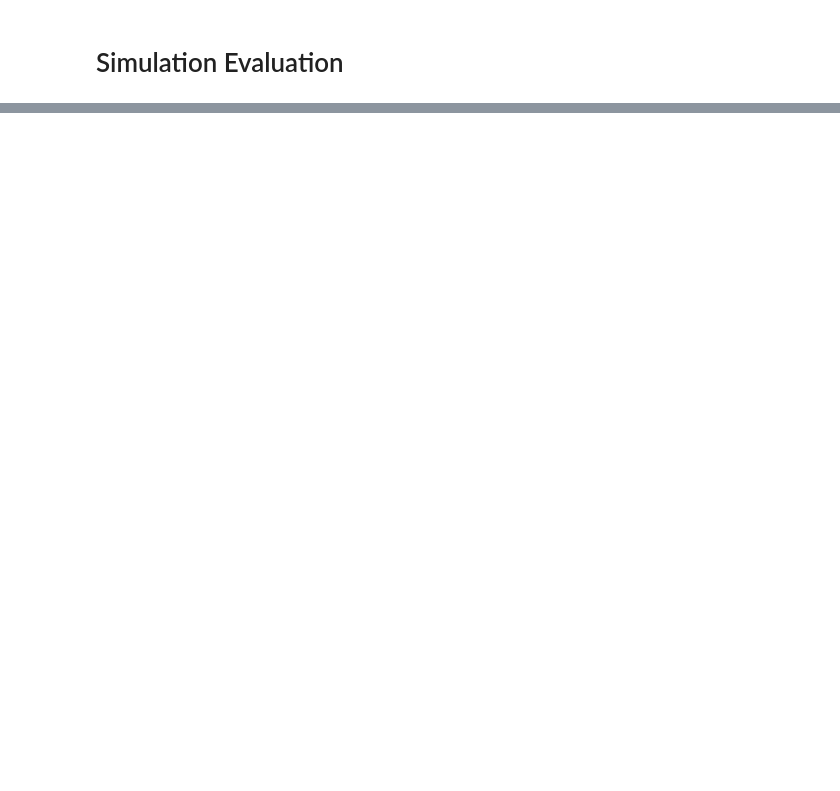
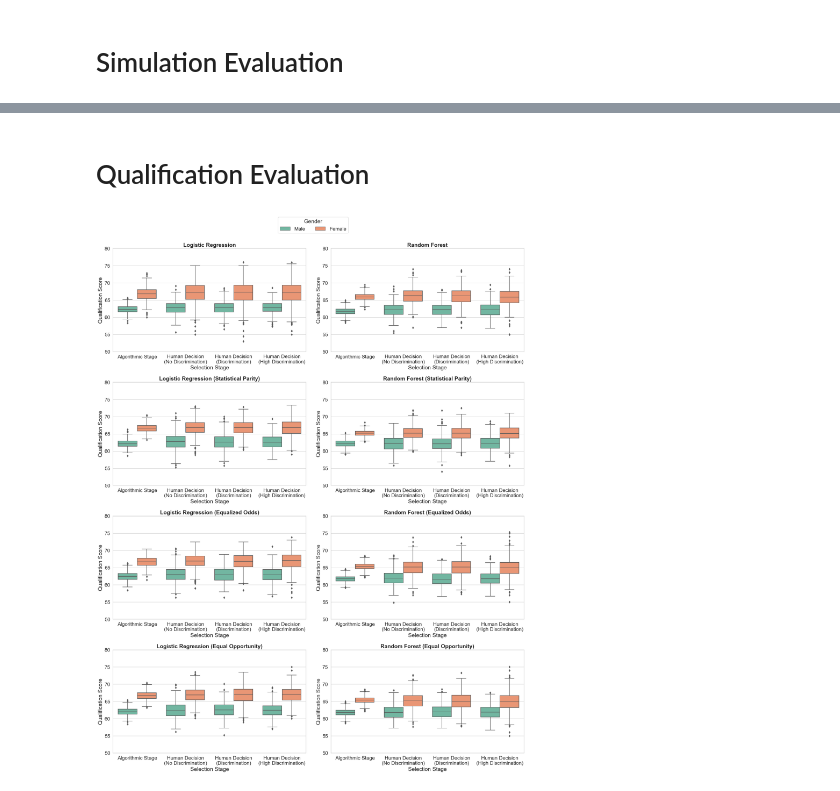
Before and after one commit to marcolax22/algorithmic-fairness, a Jupyter notebook: simulation-model.ipynb, the cells around one changed output, grey strips where cells are left out. Cells and saved outputs as stored; diff of their text form; code cells hidden in the pictures; blank space fills up the shorter version.

```diff
--- a/simulation-model.ipynb
+++ b/simulation-model.ipynb
@@ -325,0 +902,64 @@ for (res1, res2, res3, res4), title in zip(zip(results_rf_1, results_rf_2, resul
+# %% [markdown]
+# Qualification Evaluation
+# %%
+# Visualise Plot of Qualification
+data_dict = {
+    'rf_1': (
+        qual_male_first_stage_df_rf_1,
+        qual_female_first_stage_df_rf_1,
+        qual_male_second_stage_df_rf_1,
+        qual_female_second_stage_df_rf_1
+    ),
+    'rf_2': (
+        qual_male_first_stage_df_rf_2,
+        qual_female_first_stage_df_rf_2,
+        qual_male_second_stage_df_rf_2,
+        qual_female_second_stage_df_rf_2
+    ),
+    'rf_3': (
+        qual_male_first_stage_df_rf_3,
+        qual_female_first_stage_df_rf_3,
+        qual_male_second_stage_df_rf_3,
+        qual_female_second_stage_df_rf_3
+    ),
+    'rf_4': (
+        qual_male_first_stage_df_rf_4,
+        qual_female_first_stage_df_rf_4,
+        qual_male_second_stage_df_rf_4,
+        qual_female_second_stage_df_rf_4
+    ),
+    'lm_1': (
+        qual_male_first_stage_df_lm_1,
+        qual_female_first_stage_df_lm_1,
+        qual_male_second_stage_df_lm_1,
+        qual_female_second_stage_df_lm_1
+    ),
+    'lm_2': (
+        qual_male_first_stage_df_lm_2,
+        qual_female_first_stage_df_lm_2,
+        qual_male_second_stage_df_lm_2,
+        qual_female_second_stage_df_lm_2
+    ),
+    'lm_3': (
+        qual_male_first_stage_df_lm_3,
+        qual_female_first_stage_df_lm_3,
+        qual_male_second_stage_df_lm_3,
+        qual_female_second_stage_df_lm_3
+    ),
+    'lm_4': (
+        qual_male_first_stage_df_lm_4,
+        qual_female_first_stage_df_lm_4,
+        qual_male_second_stage_df_lm_4,
+        qual_female_second_stage_df_lm_4
+    )
+}
+
+fig = qual_plot.visualize_qualification_grid(
+    model_list=['lm_1', 'lm_2', 'lm_3', 'lm_4', 'rf_1', 'rf_2', 'rf_3', 'rf_4'],
+    variable_dict=data_dict,
+    visualize_function=qual_plot.visualize_qualification_scores
+)
+
+plt.show()
+# %% [output]
+[figure, added]
```
Also changed, not shown: parts of 21 cells of this notebook, 20 other files.
